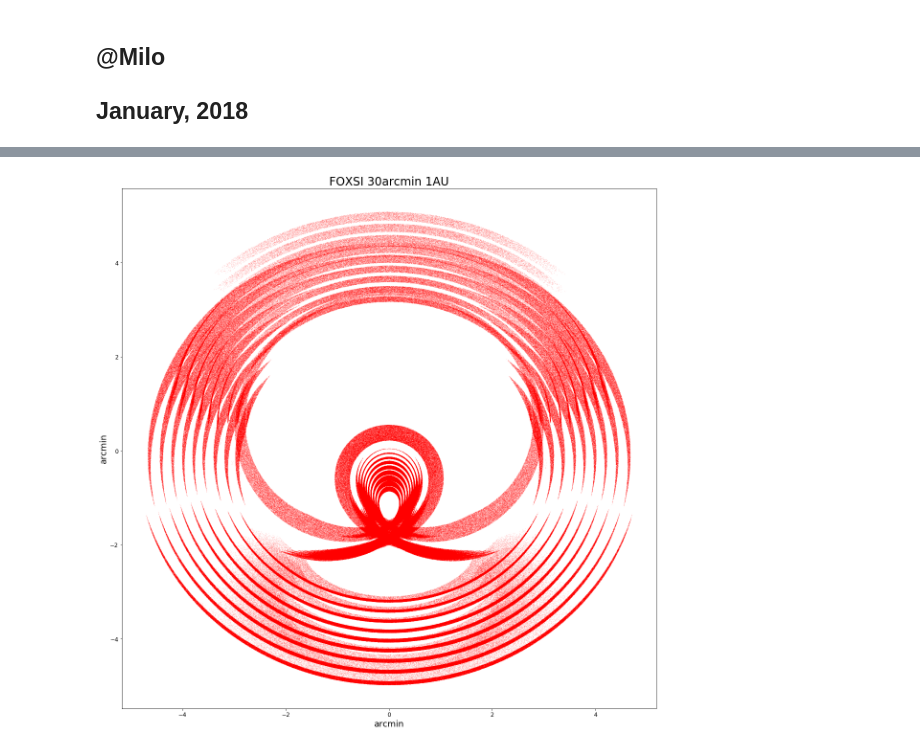
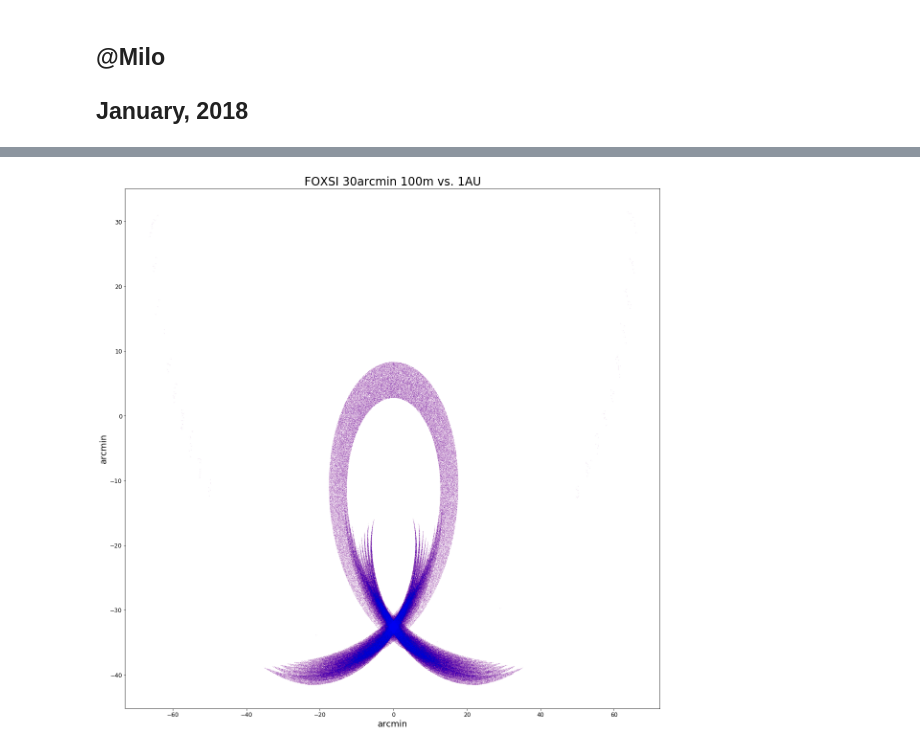
Before and after one commit to pymilo/Milo_RayTracing, a Jupyter notebook: Notebooks/GR_30acrmin_100m_vs_1AU.ipynb, the cells around one changed output, grey strips where cells are left out. Drawn from its saved outputs; the diff is of its cells as text; code cells hidden in the pictures.

```diff
--- a/Notebooks/GR_30acrmin_100m_vs_1AU.ipynb
+++ b/Notebooks/GR_30acrmin_100m_vs_1AU.ipynb
@@ -12,0 +34,26 @@ import matplotlib
+# %%
+ADrays = [ray for ray in Arays if (ray.des[2]==230.0 and ray.bounces ==2 )]
+ASrays = [ray for ray in Arays if (ray.des[2]==230.0 and ray.bounces ==1 )]
+AHrays = [ray for ray in Arays if (ray.des[2]==230.0 and ray.bounces ==1 and ray.tag[-4:] == 'Hy-D' )]
+APrays = [ray for ray in Arays if (ray.des[2]==230.0 and ray.bounces ==1 and ray.tag[-4:] == 'Pa-D' )]
+
+#sim_scale = 1.0    # 1cm = 17.4 arcmin
+sim_scale = 17.4    # 1cm = 17.4 arcmin
+
+#Hyperboloid
+AHx, AHy = [], []
+for ray in AHrays:
+    AHx.append(ray.pos[0]*sim_scale)
+    AHy.append(ray.pos[1]*sim_scale)
+
+# Paraboloid
+APx, APy = [], []
+for ray in APrays:
+    APx.append(ray.pos[0]*sim_scale)
+    APy.append(ray.pos[1]*sim_scale)
+
+# Double
+ADx, ADy = [], []
+for ray in ADrays:
+    ADx.append(ray.pos[0]*sim_scale)
+    ADy.append(ray.pos[1]*sim_scale)
@@ -43,23 +86,23 @@ MSrays = [ray for ray in Mrays if (ray.des[2]==230.0 and ray.bounces ==1 )]
 MHrays = [ray for ray in Mrays if (ray.des[2]==230.0 and ray.bounces ==1 and ray.tag[-4:] == 'Hy-D' )]
 MPrays = [ray for ray in Mrays if (ray.des[2]==230.0 and ray.bounces ==1 and ray.tag[-4:] == 'Pa-D' )]
 
-sim_scale = 1.0    # 1cm = 17.4 arcmin
-#sim_scale = 17.4    # 1cm = 17.4 arcmin
+#sim_scale = 1.0    # 1cm = 17.4 arcmin
+sim_scale = 17.4    # 1cm = 17.4 arcmin
 
 #Hyperboloid
 MHx, MHy = [], []
-for ray in Mrays:
+for ray in AHrays:
     MHx.append(ray.pos[0]*sim_scale)
     MHy.append(ray.pos[1]*sim_scale)
 
 # Paraboloid
 MPx, MPy = [], []
-for ray in Mrays:
+for ray in APrays:
     MPx.append(ray.pos[0]*sim_scale)
     MPy.append(ray.pos[1]*sim_scale)
 
 # Double
 MDx, MDy = [], []
-for ray in MDrays:
+for ray in ADrays:
     MDx.append(ray.pos[0]*sim_scale)
     MDy.append(ray.pos[1]*sim_scale)
@@ -111,15 +123,12 @@ for ray in ADrays:
 # %%
 fig = plt.figure(figsize=(20,20))
-plt.title('FOXSI 30arcmin 1AU',fontsize=24)
+plt.title('FOXSI 30arcmin 100m vs. 1AU',fontsize=24)
 plt.xlabel('arcmin',fontsize=18)
 plt.ylabel('arcmin',fontsize=18)
 plt.yticks(fontsize=12)
 plt.xticks(fontsize=12)
-plt.scatter(MHx,MHy,color='red',s=0.001,alpha=0.8)
 plt.scatter(MPx,MPy,color='red',s=0.001,alpha=0.8)
-plt.scatter(MDx,MDy,color='red',s=0.001,alpha=0.8)
-#plt.ylim(-2.5,0.5)
-#plt.xlim(-2.,2.)
+plt.scatter(APx,APy,color='blue',s=0.001,alpha=0.8)
 plt.show()
 # %% [output]
-[figure, old version]
+[figure, new version]
```
Also changed, not shown: parts of 17 cells of this notebook, 1 other file.
